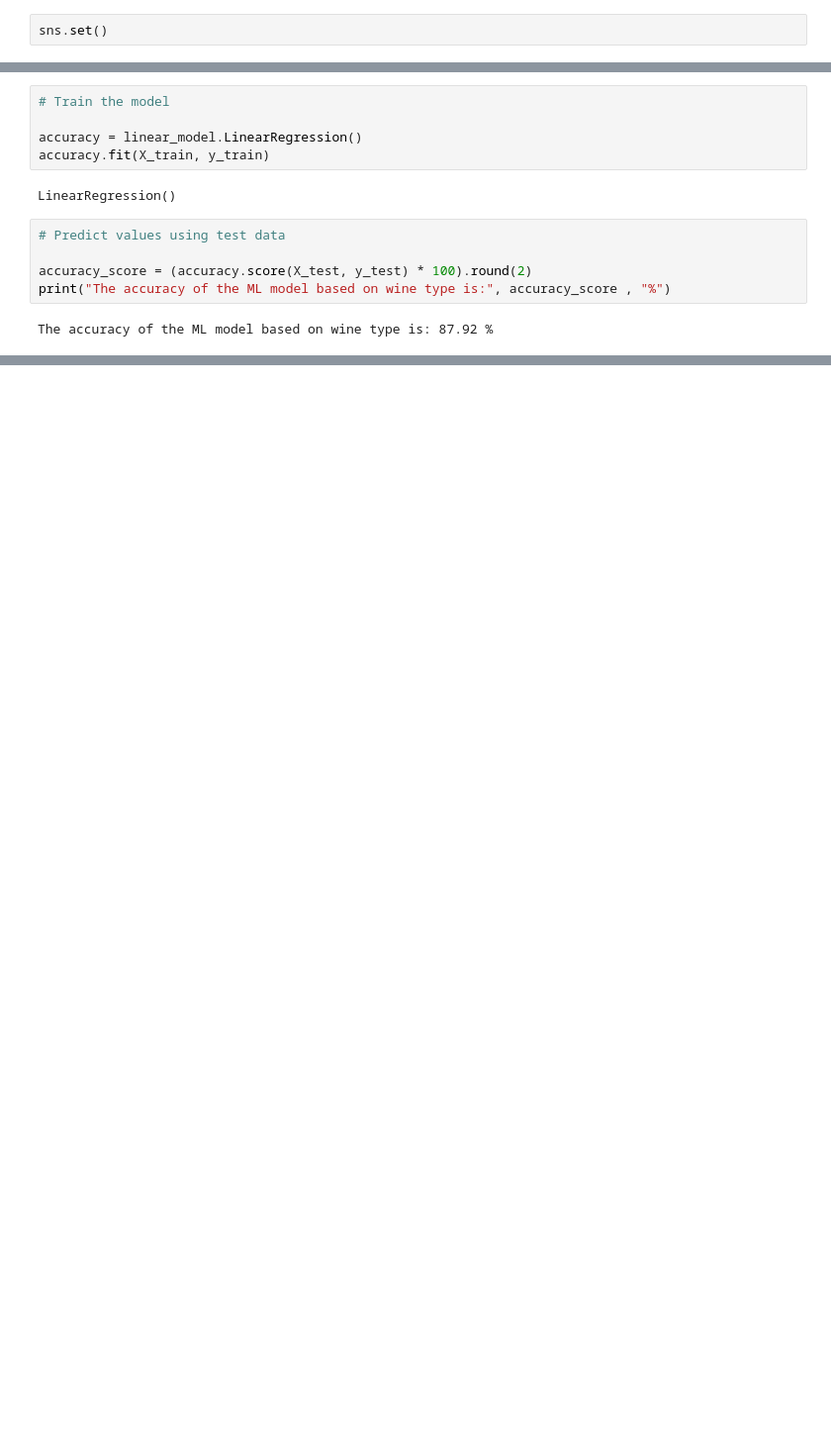
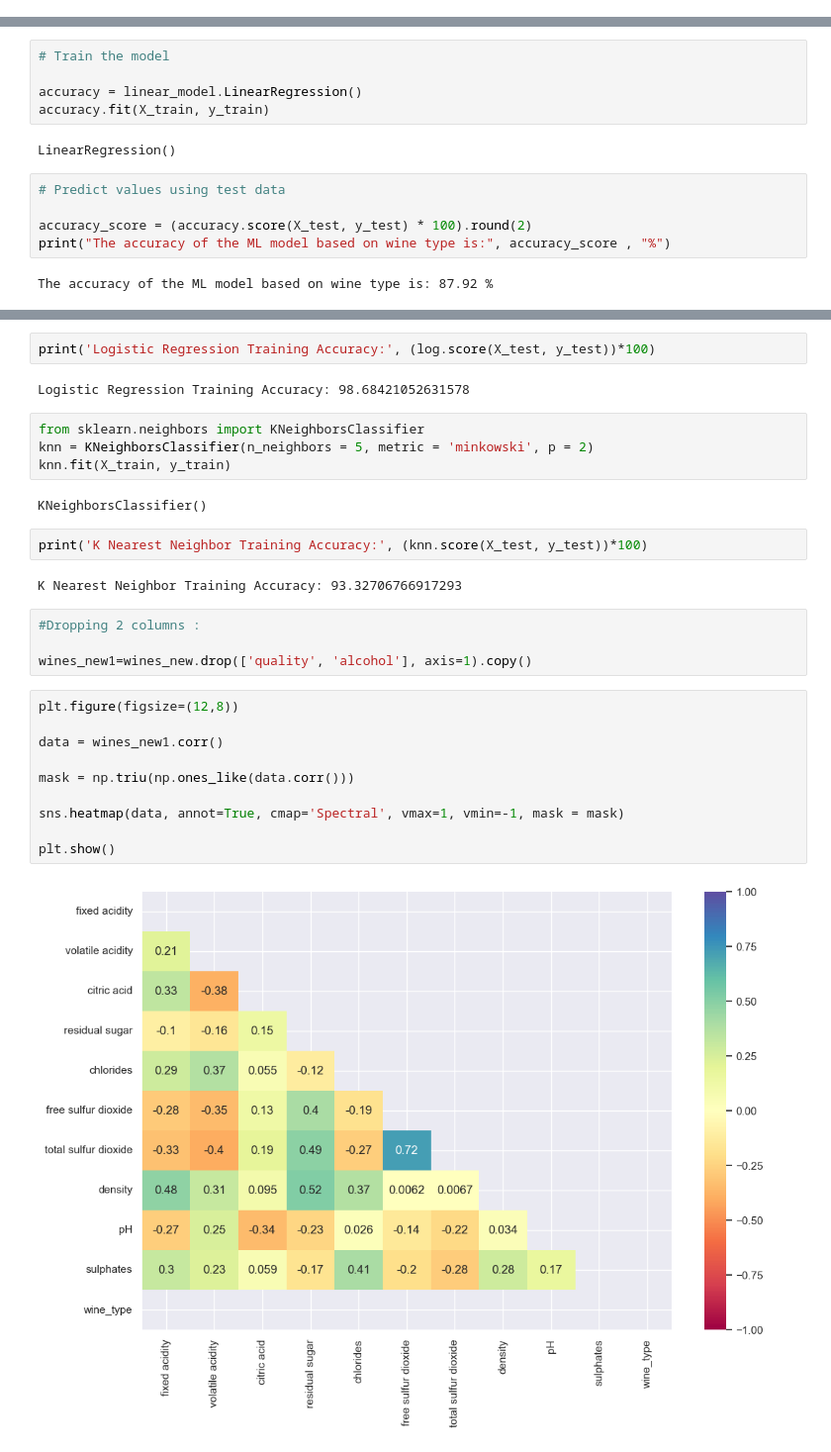
Before and after one commit to roop-kaur/BBVines, a Jupyter notebook: sprint_3.ipynb, the cells around one changed output, grey strips where cells are left out. Shown: that part at 99% size. Drawn from its saved outputs; the diff is of its cells as text; blank space fills up the shorter version.

```diff
--- a/sprint_3.ipynb
+++ b/sprint_3.ipynb
@@ -3,8 +3,6 @@ import pandas as pd
 import numpy as np
 import matplotlib.pyplot as plt
 import seaborn as sns
-# %%
-sns.set()
 # %%
 red_wine_original = pd.read_csv('https://archive.ics.uci.edu/ml/machine-learning-databases/wine-quality/winequality-red.csv',sep=';')
 white_wine_original = pd.read_csv('https://archive.ics.uci.edu/ml/machine-learning-databases/wine-quality/winequality-white.csv',sep=';')
@@ -178,0 +156,30 @@ The accuracy of the ML model based on wine type is: 87.92 %
+# %%
+print('Logistic Regression Training Accuracy:', (log.score(X_test, y_test))*100)
+# %% [output]
+Logistic Regression Training Accuracy: 98.68421052631578
+# %%
+from sklearn.neighbors import KNeighborsClassifier
+knn = KNeighborsClassifier(n_neighbors = 5, metric = 'minkowski', p = 2)
+knn.fit(X_train, y_train)
+# %% [output]
+KNeighborsClassifier()
+# %%
+print('K Nearest Neighbor Training Accuracy:', (knn.score(X_test, y_test))*100)
+# %% [output]
+K Nearest Neighbor Training Accuracy: 93.32706766917293
+# %%
+#Dropping 2 columns :
+
+wines_new1=wines_new.drop(['quality', 'alcohol'], axis=1).copy()
+# %%
+plt.figure(figsize=(12,8))
+
+data = wines_new1.corr()
+
+mask = np.triu(np.ones_like(data.corr()))
+
+sns.heatmap(data, annot=True, cmap='Spectral', vmax=1, vmin=-1, mask = mask)
+
+plt.show()
+# %% [output]
+[figure, added]
```
Also changed, not shown: parts of 13 cells of this notebook.
